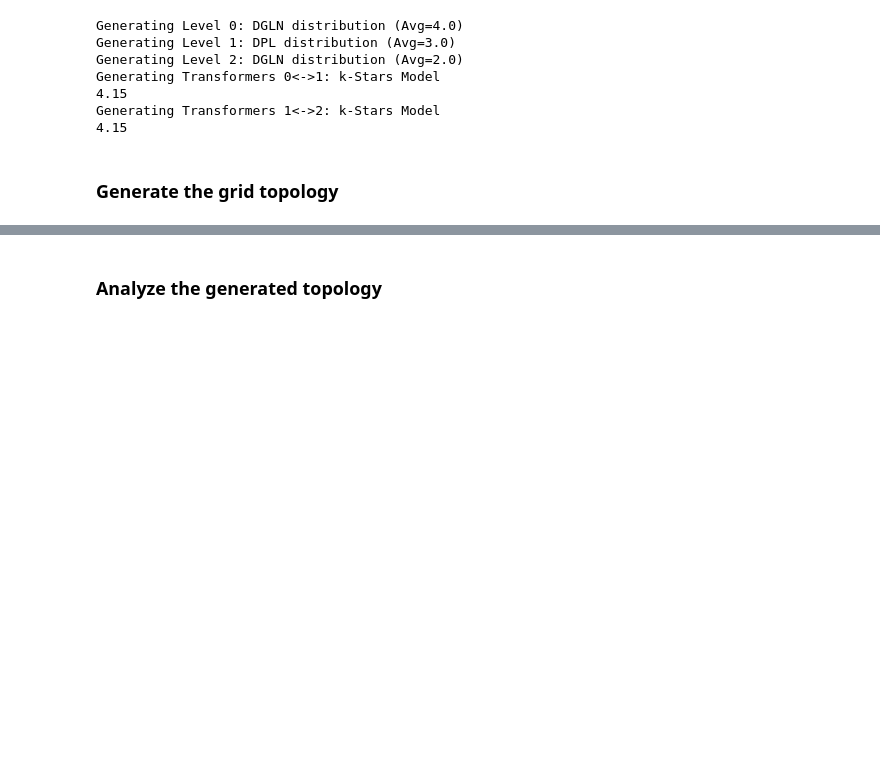
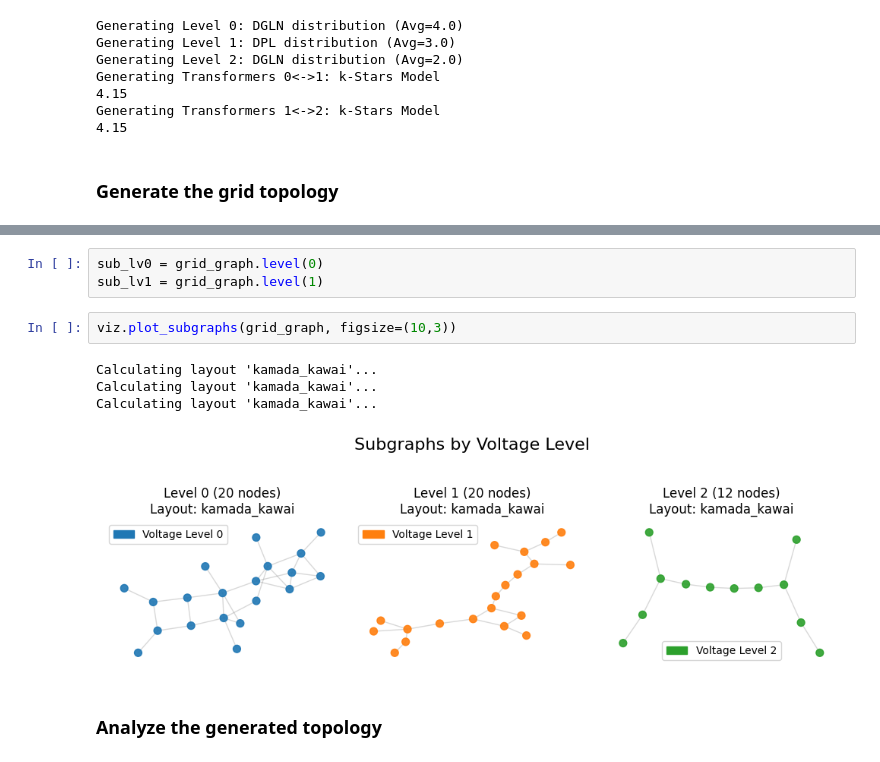
Before and after one commit to cookbook-ms/Chung_Lu_Chain-synthesizer, a Jupyter notebook: examples/TopologyGeneration.ipynb, the cells around one changed output, grey strips where cells are left out. Saved outputs shown, nothing was run; the diff lists cells and outputs as text; blank space fills up the shorter version.

```diff
--- a/examples/TopologyGeneration.ipynb
+++ b/examples/TopologyGeneration.ipynb
@@ -83,3 +102,13 @@ Filtering for Largest Connected Component (LCC)...
+# %%
+sub_lv0 = grid_graph.level(0)
+sub_lv1 = grid_graph.level(1)
+# %%
+viz.plot_subgraphs(grid_graph, figsize=(10,3))
+# %% [output]
+Calculating layout 'kamada_kawai'...
+Calculating layout 'kamada_kawai'...
+Calculating layout 'kamada_kawai'...
+[figure, added]
 # %% [markdown]
 ### Analyze the generated topology
 # %%
```
Also changed, not shown: parts of 7 cells of this notebook, 38 other files.
